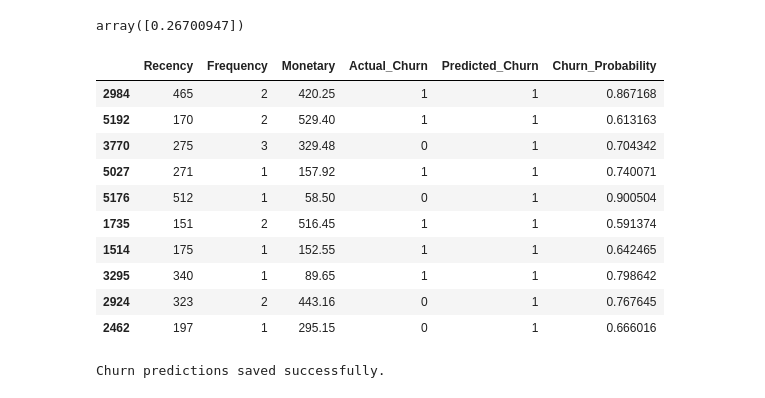
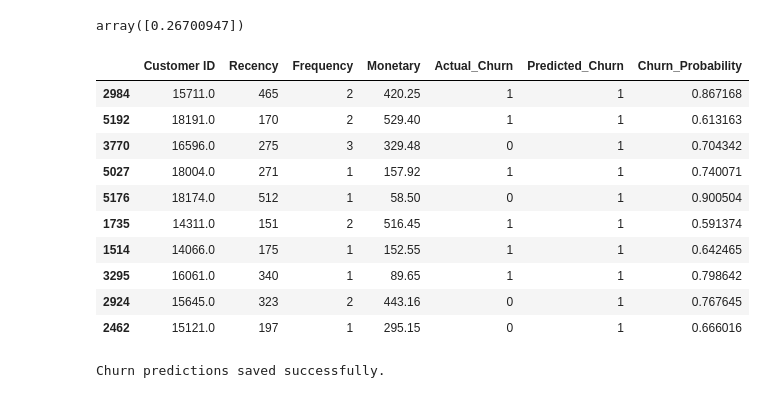
Before and after one commit to PoojithaMaramreddy/Customer-IQ-Retention-Analytics, a Jupyter notebook: notebooks/05_churn_prediction.ipynb, the cells around one changed output. Cells and saved outputs as stored; diff of their text form; code cells hidden in the pictures.

Commit message:
Fix churn prediction output with customer ID

```diff
--- a/notebooks/05_churn_prediction.ipynb
+++ b/notebooks/05_churn_prediction.ipynb
@@ -369,25 +375,31 @@ scaled_model.intercept_
 array([0.26700947])
 # %%
 results = X_test.copy()
+
+results.insert(
+    0,
+    "Customer ID",
+    customer_data.loc[X_test.index, "Customer ID"].values
+)
 
 results["Actual_Churn"] = y_test
 results["Predicted_Churn"] = y_pred_scaled
 
 results["Churn_Probability"] = scaled_model.predict_proba(X_test_scaled)[:, 1]
 
 results.head(10)
 # %% [output]
-|  | Recency | Frequency | Monetary | Actual_Churn | Predicted_Churn | Churn_Probability |
-| 2984 | 465 | 2 | 420.25 | 1 | 1 | 0.867168 |
-| 5192 | 170 | 2 | 529.40 | 1 | 1 | 0.613163 |
-| 3770 | 275 | 3 | 329.48 | 0 | 1 | 0.704342 |
-| 5027 | 271 | 1 | 157.92 | 1 | 1 | 0.740071 |
-| 5176 | 512 | 1 | 58.50 | 0 | 1 | 0.900504 |
-| 1735 | 151 | 2 | 516.45 | 1 | 1 | 0.591374 |
-| 1514 | 175 | 1 | 152.55 | 1 | 1 | 0.642465 |
-| 3295 | 340 | 1 | 89.65 | 1 | 1 | 0.798642 |
-| 2924 | 323 | 2 | 443.16 | 0 | 1 | 0.767645 |
-| 2462 | 197 | 1 | 295.15 | 0 | 1 | 0.666016 |
+|  | Customer ID | Recency | Frequency | Monetary | Actual_Churn | Predicted_Churn | Churn_Probability |
+| 2984 | 15711.0 | 465 | 2 | 420.25 | 1 | 1 | 0.867168 |
+| 5192 | 18191.0 | 170 | 2 | 529.40 | 1 | 1 | 0.613163 |
+| 3770 | 16596.0 | 275 | 3 | 329.48 | 0 | 1 | 0.704342 |
+| 5027 | 18004.0 | 271 | 1 | 157.92 | 1 | 1 | 0.740071 |
+| 5176 | 18174.0 | 512 | 1 | 58.50 | 0 | 1 | 0.900504 |
+| 1735 | 14311.0 | 151 | 2 | 516.45 | 1 | 1 | 0.591374 |
+| 1514 | 14066.0 | 175 | 1 | 152.55 | 1 | 1 | 0.642465 |
+| 3295 | 16061.0 | 340 | 1 | 89.65 | 1 | 1 | 0.798642 |
+| 2924 | 15645.0 | 323 | 2 | 443.16 | 0 | 1 | 0.767645 |
+| 2462 | 15121.0 | 197 | 1 | 295.15 | 0 | 1 | 0.666016 |
 # %%
 results.to_csv(
     "../data/processed/churn_predictions.csv",
```
Also changed, not shown: parts of 2 cells of this notebook.
